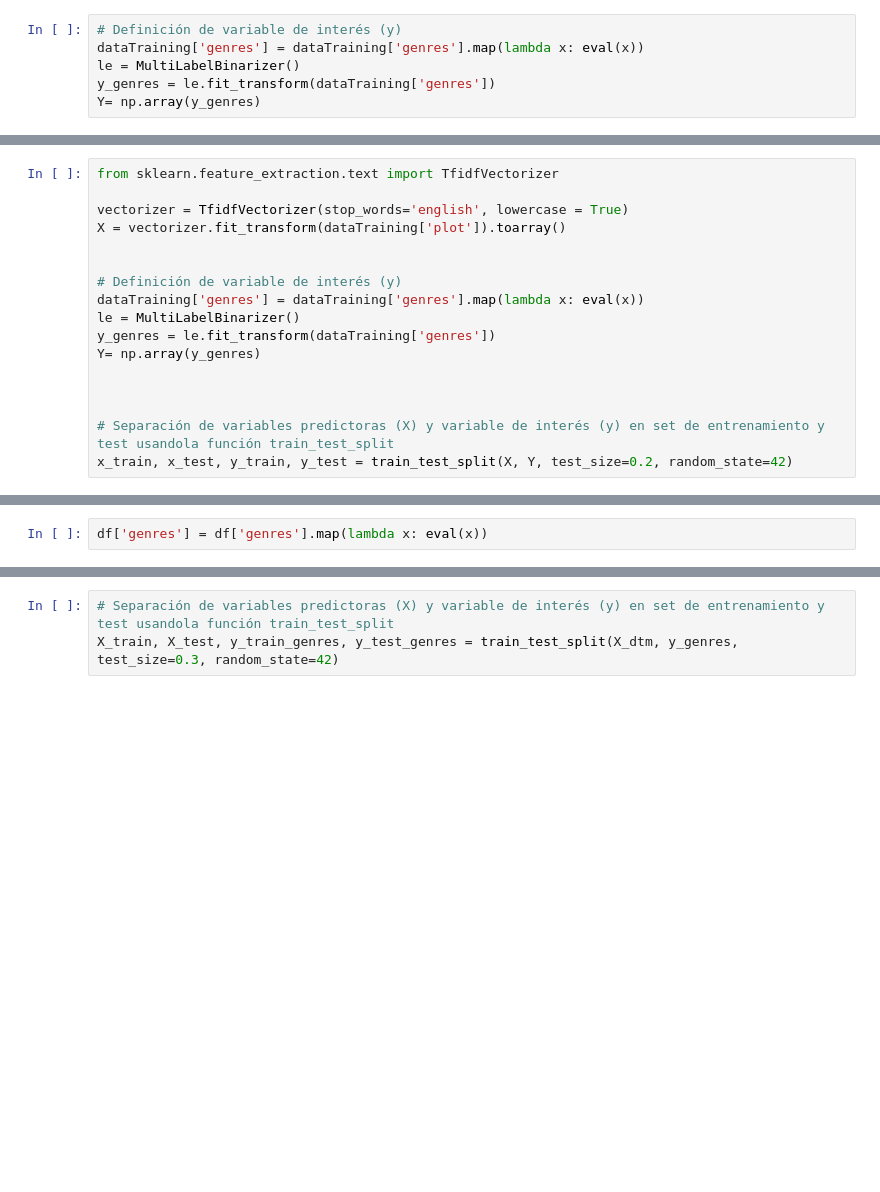
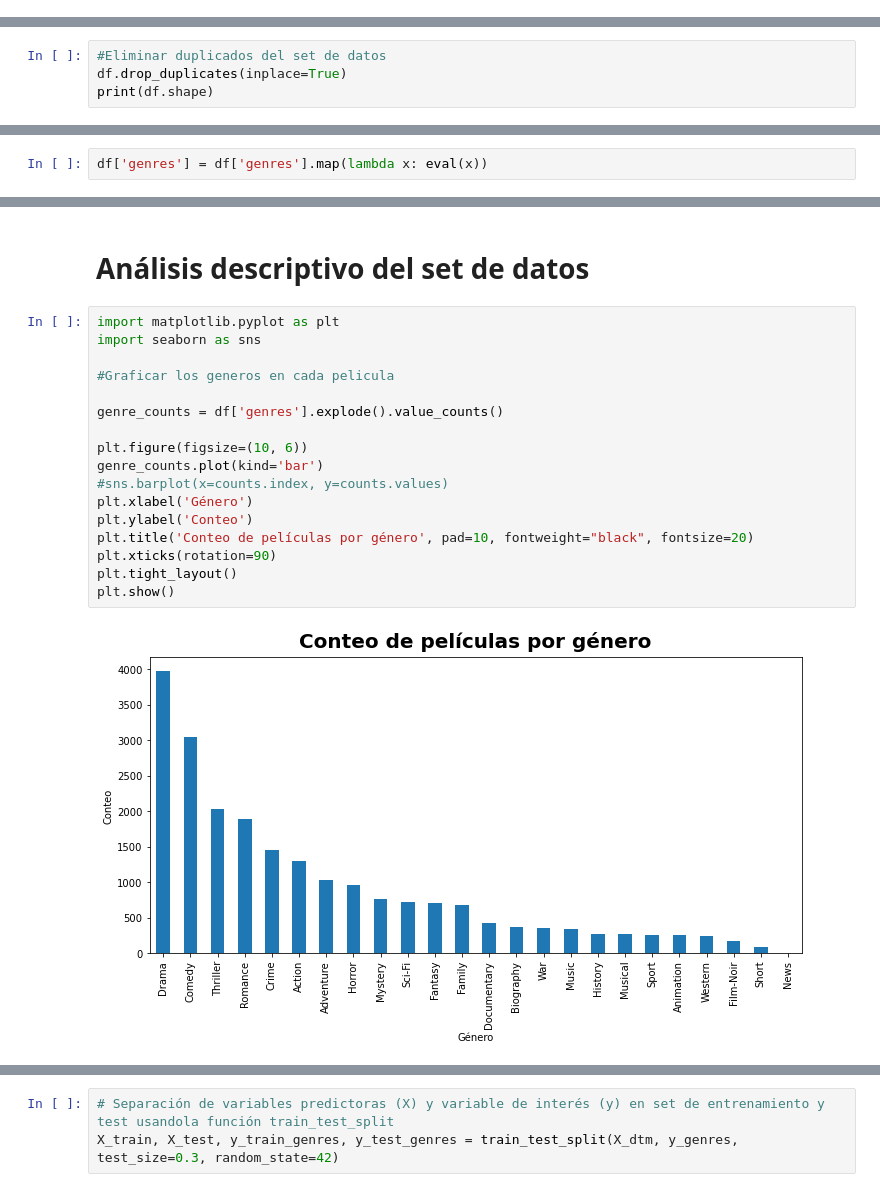
Before and after one commit to elwam/MIAD_ML_NL_TEAM, a Jupyter notebook: Proyecto_2_Prueba_2.ipynb, the cells around one changed output, grey strips where cells are left out. Cells and saved outputs as stored; diff of their text form; blank space fills up the shorter version.

```diff
--- a/Proyecto_2_Prueba_2.ipynb
+++ b/Proyecto_2_Prueba_2.ipynb
@@ -717,6 +44,0 @@ X = vectorizer.fit_transform(dataTraining['plot']).toarray()
-# %%
-# Definición de variable de interés (y)
-dataTraining['genres'] = dataTraining['genres'].map(lambda x: eval(x))
-le = MultiLabelBinarizer()
-y_genres = le.fit_transform(dataTraining['genres'])
-Y= np.array(y_genres)
@@ -777,17 +44,0 @@ AUC: 0.5067284568795953
-# %%
-from sklearn.feature_extraction.text import TfidfVectorizer
-
-vectorizer = TfidfVectorizer(stop_words='english', lowercase = True)
-X = vectorizer.fit_transform(dataTraining['plot']).toarray()
-
-
-# Definición de variable de interés (y)
-dataTraining['genres'] = dataTraining['genres'].map(lambda x: eval(x))
-le = MultiLabelBinarizer()
-y_genres = le.fit_transform(dataTraining['genres'])
-Y= np.array(y_genres)
-
-
-
-# Separación de variables predictoras (X) y variable de interés (y) en set de entrenamiento y test usandola función train_test_split
-x_train, x_test, y_train, y_test = train_test_split(X, Y, test_size=0.2, random_state=42)
@@ -897,0 +103,4 @@ Index(['year', 'title', 'plot', 'genres', 'rating', 'preprocessed_plot'], dtype=
+# %%
+#Eliminar duplicados del set de datos
+df.drop_duplicates(inplace=True)
+print(df.shape)
@@ -994,0 +111,21 @@ res.head()
+# %% [markdown]
+# Análisis descriptivo del set de datos
+# %%
+import matplotlib.pyplot as plt
+import seaborn as sns
+
+#Graficar los generos en cada pelicula
+
+genre_counts = df['genres'].explode().value_counts()
+
+plt.figure(figsize=(10, 6))
+genre_counts.plot(kind='bar')
+#sns.barplot(x=counts.index, y=counts.values)
+plt.xlabel('Género')
+plt.ylabel('Conteo')
+plt.title('Conteo de películas por género', pad=10, fontweight="black", fontsize=20)
+plt.xticks(rotation=90)
+plt.tight_layout()
+plt.show()
+# %% [output]
+[figure, added]
```
Also changed, not shown: parts of 109 cells of this notebook, 1 other file.
